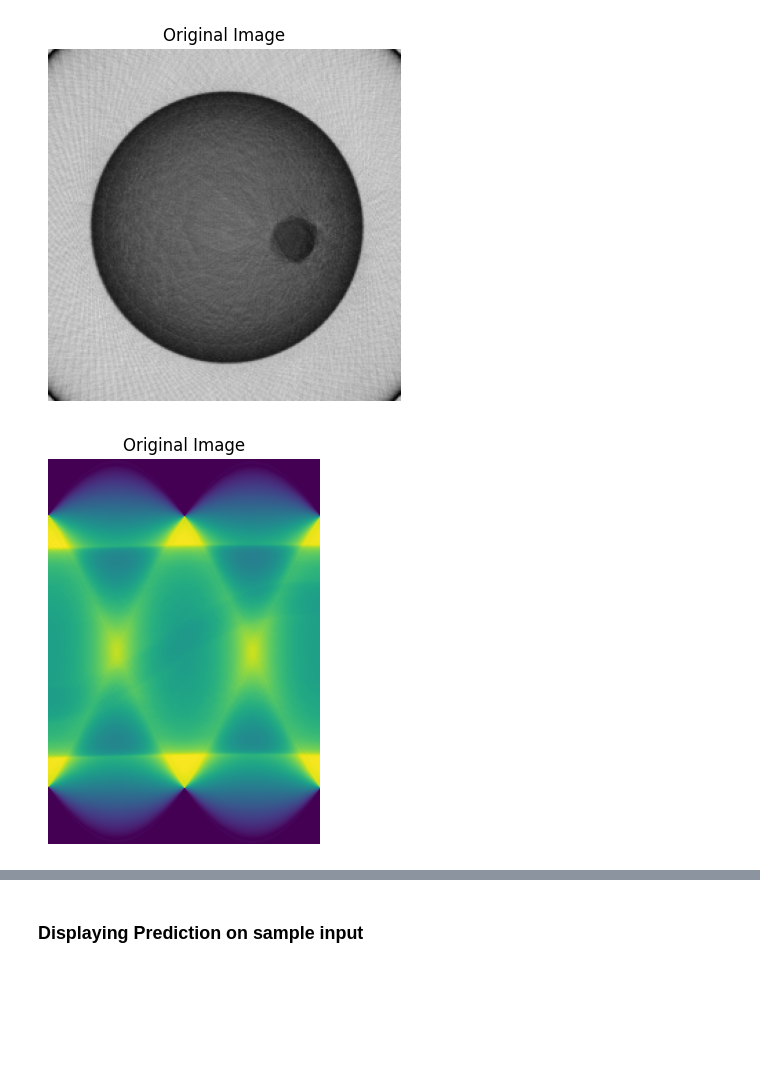
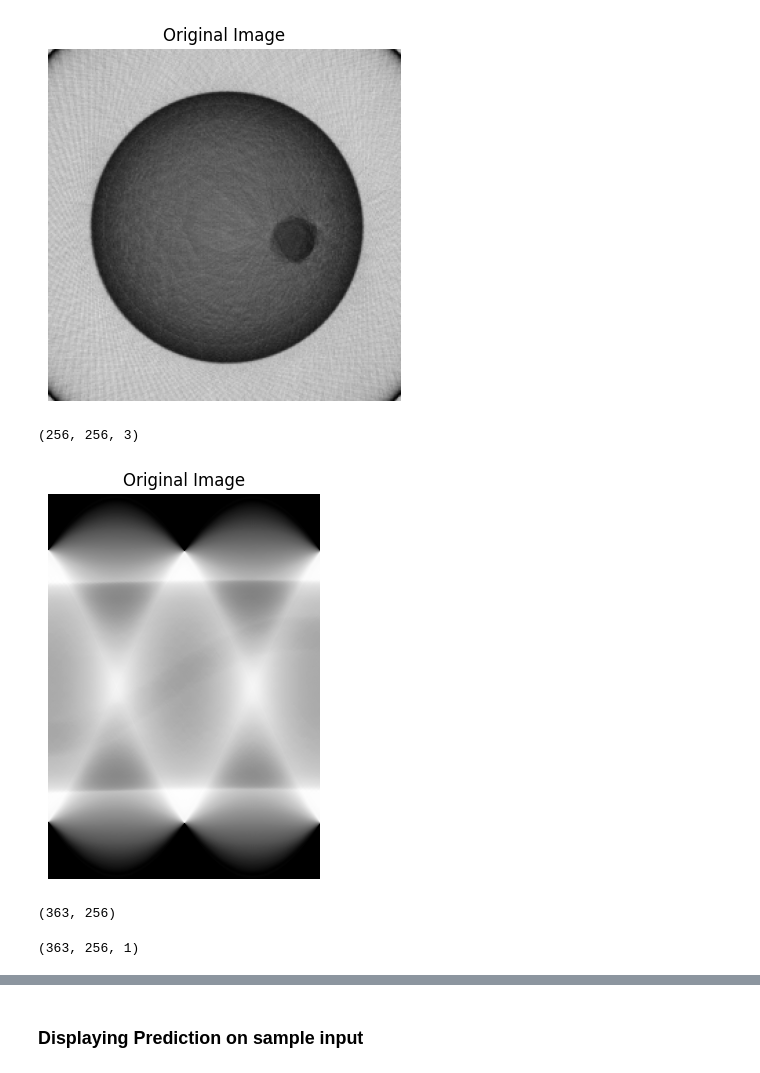
Before and after one commit to Bhar8at/DLR, a Jupyter notebook: model.ipynb, the cells around one changed output, grey strips where cells are left out. Cells and saved outputs as stored; diff of their text form; code cells hidden in the pictures; blank space fills up the shorter version.

Commit message:
Grayed out sinogram plots to match image

```diff
--- a/model.ipynb
+++ b/model.ipynb
@@ -62,6 +61,10 @@ plt.axis('off')
 plt.show()
 # %% [output]
 [figure]
+# %%
+image.shape
+# %% [output]
+(256, 256, 3)
 # %%
 from skimage.transform import radon
 from skimage.color import rgb2gray
@@ -75,19 +78,27 @@ sinogram = radon(image_gray, theta=np.linspace(0., 180., max(image_gray.shape),
 # %%
 plt.figure(figsize=(10, 5))
 # Display the original image
 plt.subplot(1, 2, 1)
-plt.imshow(sinogram)
+plt.imshow(sinogram, cmap = plt.cm.Greys_r)
 plt.title('Original Image')
 plt.axis('off')
 plt.show()
 # %% [output]
-[figure, old version]
+[figure, new version]
+# %%
+sinogram.shape
+# %% [output]
+(363, 256)
 # %%
 # Add a channel dimension to the sinogram
 sinogram_with_channel = np.expand_dims(sinogram, axis=-1)
 
 # Build the model with the shape of the sinogram including the channel dimension
 model = build_model(sinogram_with_channel.shape)
+# %%
+sinogram_with_channel.shape
+# %% [output]
+(363, 256, 1)
 # %%
 model.summary()
 # %% [output]
```
Also changed, not shown: parts of 6 cells of this notebook.
